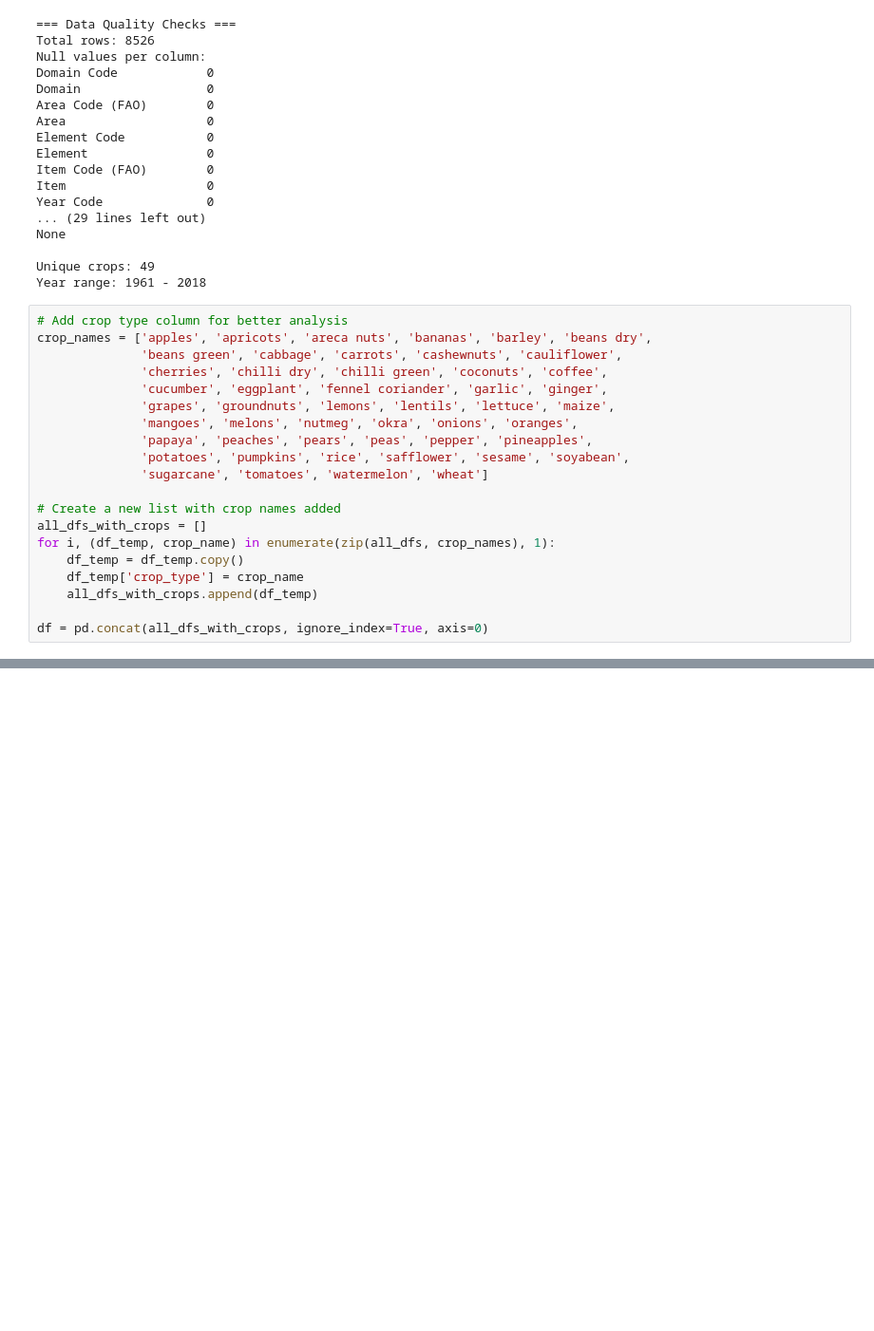
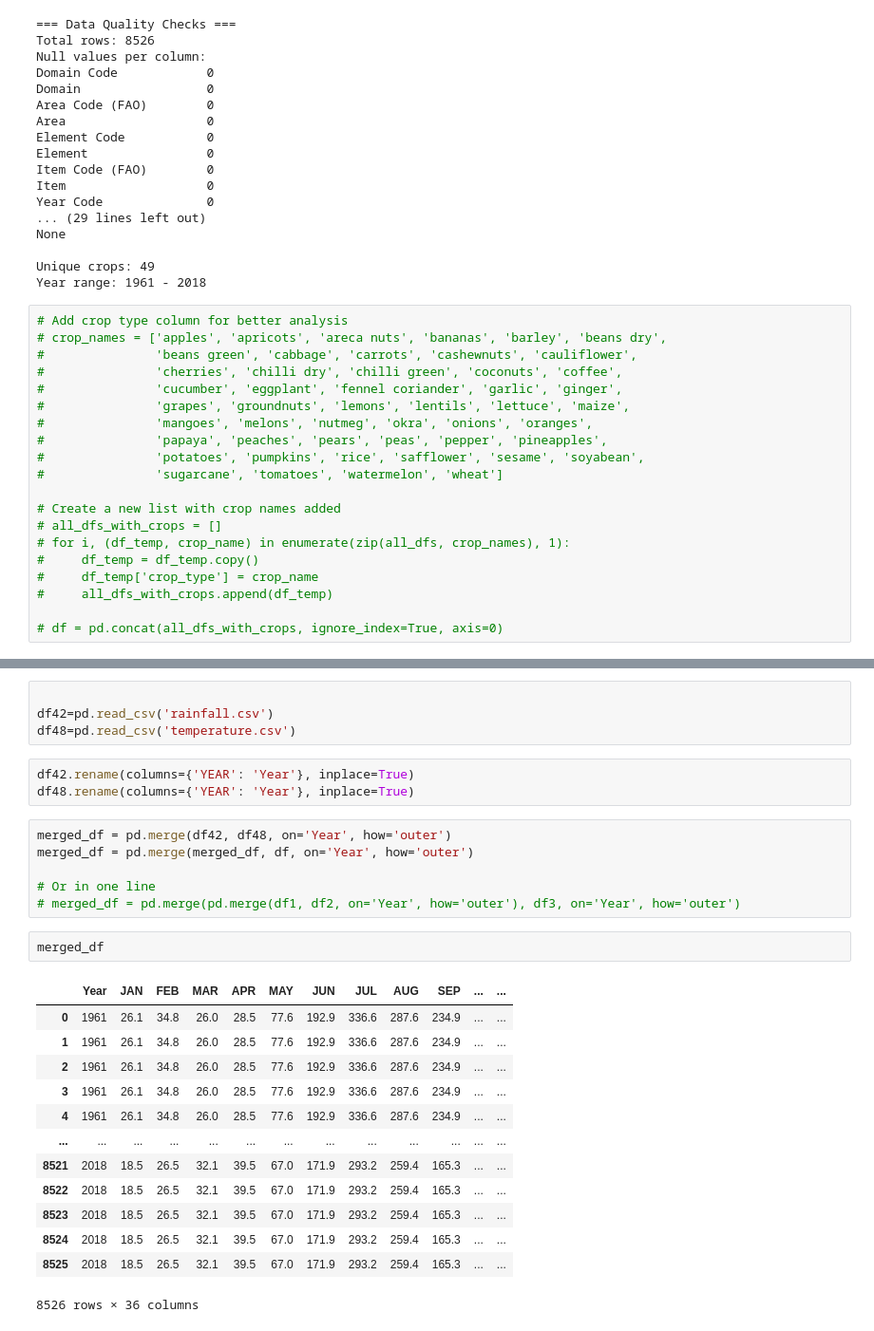
Before and after one commit to sandeepa-ukr/AI-Based-Crop-Predection, a Jupyter notebook: untitled.ipynb, the cells around one changed output, grey strips where cells are left out. Shown: that part at 95% size. Saved outputs shown, nothing was run; the diff lists cells and outputs as text; blank space fills up the shorter version.

```diff
--- a/untitled.ipynb
+++ b/untitled.ipynb
@@ -124,24 +124,24 @@ Unique crops: 49
 Year range: 1961 - 2018
 # %%
 # Add crop type column for better analysis
-crop_names = ['apples', 'apricots', 'areca nuts', 'bananas', 'barley', 'beans dry',
-              'beans green', 'cabbage', 'carrots', 'cashewnuts', 'cauliflower',
-              'cherries', 'chilli dry', 'chilli green', 'coconuts', 'coffee',
-              'cucumber', 'eggplant', 'fennel coriander', 'garlic', 'ginger',
-              'grapes', 'groundnuts', 'lemons', 'lentils', 'lettuce', 'maize',
-              'mangoes', 'melons', 'nutmeg', 'okra', 'onions', 'oranges',
-              'papaya', 'peaches', 'pears', 'peas', 'pepper', 'pineapples',
-              'potatoes', 'pumpkins', 'rice', 'safflower', 'sesame', 'soyabean',
-              'sugarcane', 'tomatoes', 'watermelon', 'wheat']
+# crop_names = ['apples', 'apricots', 'areca nuts', 'bananas', 'barley', 'beans dry',
+#               'beans green', 'cabbage', 'carrots', 'cashewnuts', 'cauliflower',
+#               'cherries', 'chilli dry', 'chilli green', 'coconuts', 'coffee',
+#               'cucumber', 'eggplant', 'fennel coriander', 'garlic', 'ginger',
+#               'grapes', 'groundnuts', 'lemons', 'lentils', 'lettuce', 'maize',
+#               'mangoes', 'melons', 'nutmeg', 'okra', 'onions', 'oranges',
+#               'papaya', 'peaches', 'pears', 'peas', 'pepper', 'pineapples',
+#               'potatoes', 'pumpkins', 'rice', 'safflower', 'sesame', 'soyabean',
+#               'sugarcane', 'tomatoes', 'watermelon', 'wheat']
 
 # Create a new list with crop names added
-all_dfs_with_crops = []
-for i, (df_temp, crop_name) in enumerate(zip(all_dfs, crop_names), 1):
-    df_temp = df_temp.copy()
-    df_temp['crop_type'] = crop_name
-    all_dfs_with_crops.append(df_temp)
+# all_dfs_with_crops = []
+# for i, (df_temp, crop_name) in enumerate(zip(all_dfs, crop_names), 1):
+#     df_temp = df_temp.copy()
+#     df_temp['crop_type'] = crop_name
+#     all_dfs_with_crops.append(df_temp)
 
-df = pd.concat(all_dfs_with_crops, ignore_index=True, axis=0)
+# df = pd.concat(all_dfs_with_crops, ignore_index=True, axis=0)
 # %%
 df
 # %% [output]
@@ -164,0 +200,29 @@ df.shape
+# %%
+
+df42=pd.read_csv('rainfall.csv')
+df48=pd.read_csv('temperature.csv')
+# %%
+df42.rename(columns={'YEAR': 'Year'}, inplace=True)
+df48.rename(columns={'YEAR': 'Year'}, inplace=True)
+# %%
+merged_df = pd.merge(df42, df48, on='Year', how='outer')
+merged_df = pd.merge(merged_df, df, on='Year', how='outer')
+
+# Or in one line
+# merged_df = pd.merge(pd.merge(df1, df2, on='Year', how='outer'), df3, on='Year', how='outer')
+# %%
+merged_df
+# %% [output]
+|  | Year | JAN | FEB | MAR | APR | MAY | JUN | JUL | AUG | SEP | ... | ... |
+| 0 | 1961 | 26.1 | 34.8 | 26.0 | 28.5 | 77.6 | 192.9 | 336.6 | 287.6 | 234.9 | ... | ... |
+| 1 | 1961 | 26.1 | 34.8 | 26.0 | 28.5 | 77.6 | 192.9 | 336.6 | 287.6 | 234.9 | ... | ... |
+| 2 | 1961 | 26.1 | 34.8 | 26.0 | 28.5 | 77.6 | 192.9 | 336.6 | 287.6 | 234.9 | ... | ... |
+| 3 | 1961 | 26.1 | 34.8 | 26.0 | 28.5 | 77.6 | 192.9 | 336.6 | 287.6 | 234.9 | ... | ... |
+| 4 | 1961 | 26.1 | 34.8 | 26.0 | 28.5 | 77.6 | 192.9 | 336.6 | 287.6 | 234.9 | ... | ... |
+| ... | ... | ... | ... | ... | ... | ... | ... | ... | ... | ... | ... | ... |
+| 8521 | 2018 | 18.5 | 26.5 | 32.1 | 39.5 | 67.0 | 171.9 | 293.2 | 259.4 | 165.3 | ... | ... |
+| 8522 | 2018 | 18.5 | 26.5 | 32.1 | 39.5 | 67.0 | 171.9 | 293.2 | 259.4 | 165.3 | ... | ... |
+| 8523 | 2018 | 18.5 | 26.5 | 32.1 | 39.5 | 67.0 | 171.9 | 293.2 | 259.4 | 165.3 | ... | ... |
+| 8524 | 2018 | 18.5 | 26.5 | 32.1 | 39.5 | 67.0 | 171.9 | 293.2 | 259.4 | 165.3 | ... | ... |
+| 8525 | 2018 | 18.5 | 26.5 | 32.1 | 39.5 | 67.0 | 171.9 | 293.2 | 259.4 | 165.3 | ... | ... |
+8526 rows × 36 columns
```
Also changed, not shown: parts of 11 cells of this notebook.
